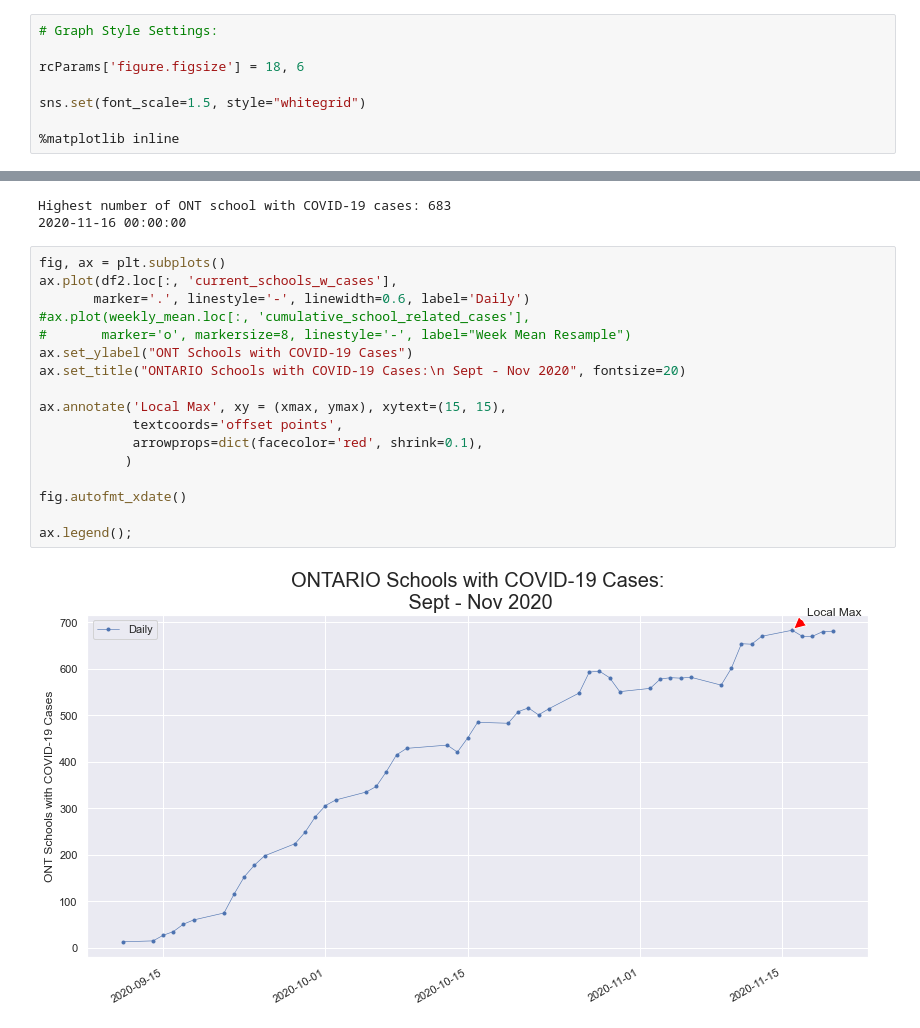
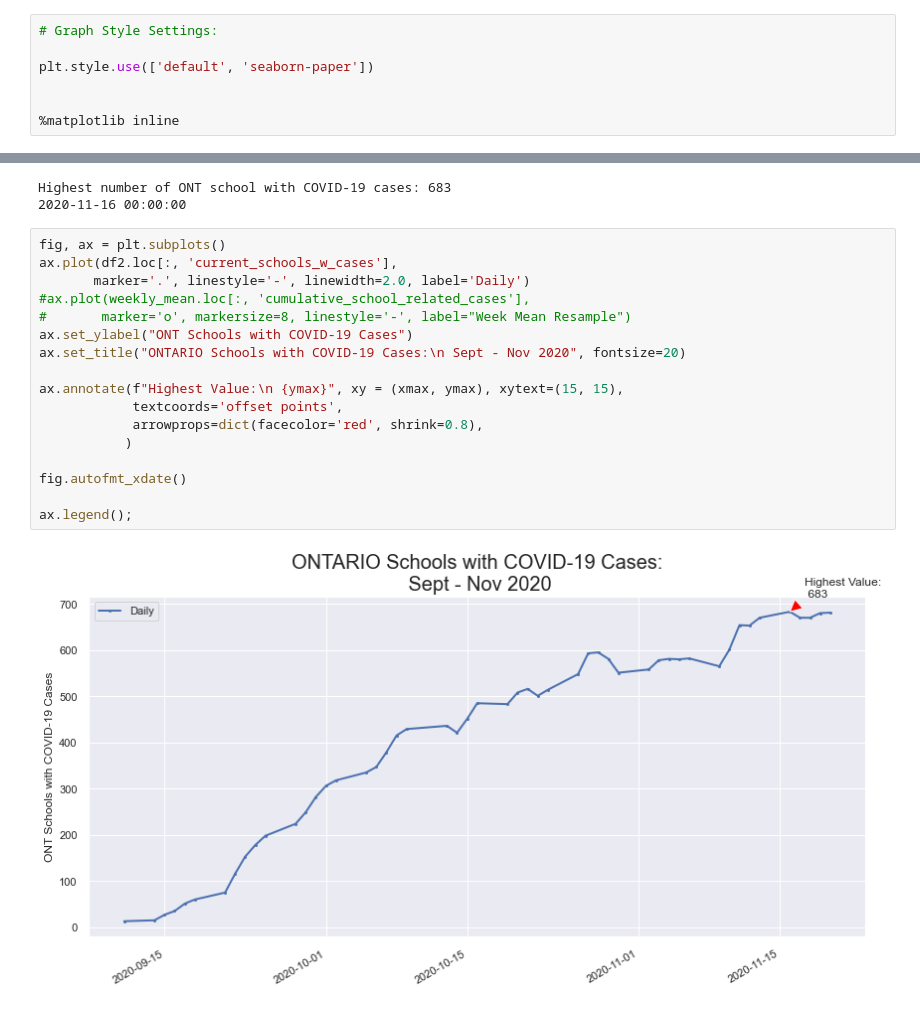
Before and after one commit to Peterstangolis/ontario_schools_covid19_analysis, a Jupyter notebook: ont_school_covid19_analysis_201.ipynb, the cells around one changed output, grey strips where cells are left out. Saved outputs shown, nothing was run; the diff lists cells and outputs as text.

Commit message:
modified ONT schools graph to add highest value

```diff
--- a/ont_school_covid19_analysis_201.ipynb
+++ b/ont_school_covid19_analysis_201.ipynb
@@ -23,9 +23,8 @@ import seaborn as sns
 # %%
 # Graph Style Settings:
 
-rcParams['figure.figsize'] = 18, 6
+plt.style.use(['default', 'seaborn-paper'])
 
-sns.set(font_scale=1.5, style="whitegrid")
 
 %matplotlib inline
 # %% [markdown]
@@ -260,19 +259,19 @@ Highest number of ONT school with COVID-19 cases: 683
 # %%
 fig, ax = plt.subplots()
 ax.plot(df2.loc[:, 'current_schools_w_cases'],
-       marker='.', linestyle='-', linewidth=0.6, label='Daily')
+       marker='.', linestyle='-', linewidth=2.0, label='Daily')
 #ax.plot(weekly_mean.loc[:, 'cumulative_school_related_cases'],
 #       marker='o', markersize=8, linestyle='-', label="Week Mean Resample")
 ax.set_ylabel("ONT Schools with COVID-19 Cases")
 ax.set_title("ONTARIO Schools with COVID-19 Cases:\n Sept - Nov 2020", fontsize=20)
 
-ax.annotate('Local Max', xy = (xmax, ymax), xytext=(15, 15),
+ax.annotate(f"Highest Value:\n {ymax}", xy = (xmax, ymax), xytext=(15, 15),
             textcoords='offset points',
-            arrowprops=dict(facecolor='red', shrink=0.1),
+            arrowprops=dict(facecolor='red', shrink=0.8),
            )
 
 fig.autofmt_xdate()
 
 ax.legend();
 # %% [output]
-[figure, old version]
+[figure, new version]
```
Also changed, not shown: 1 other file.
